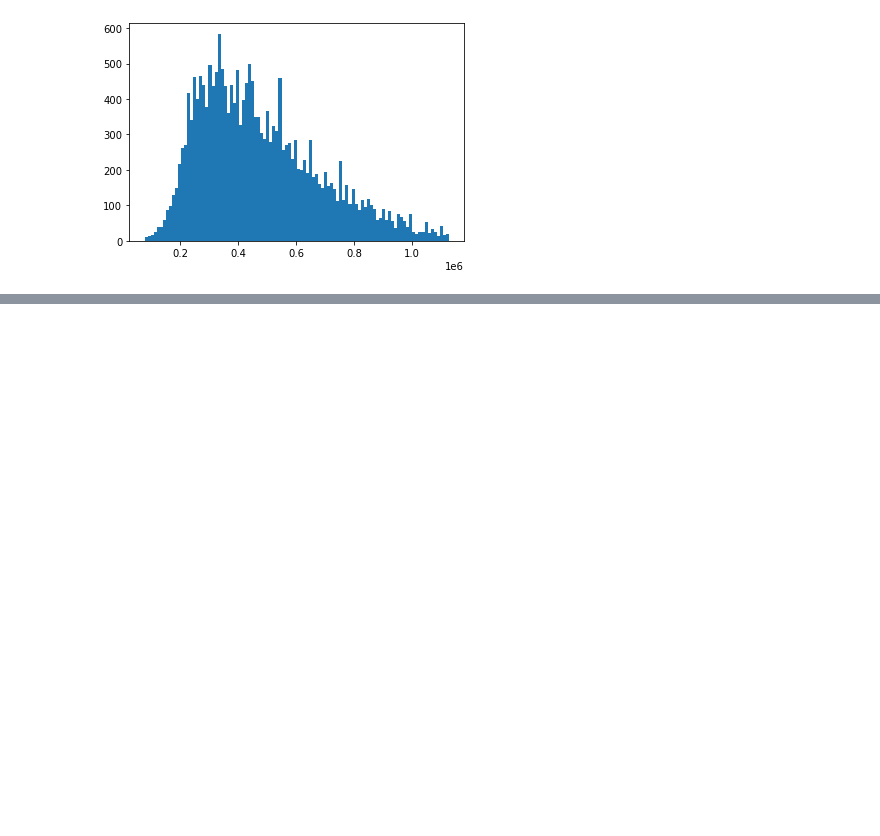
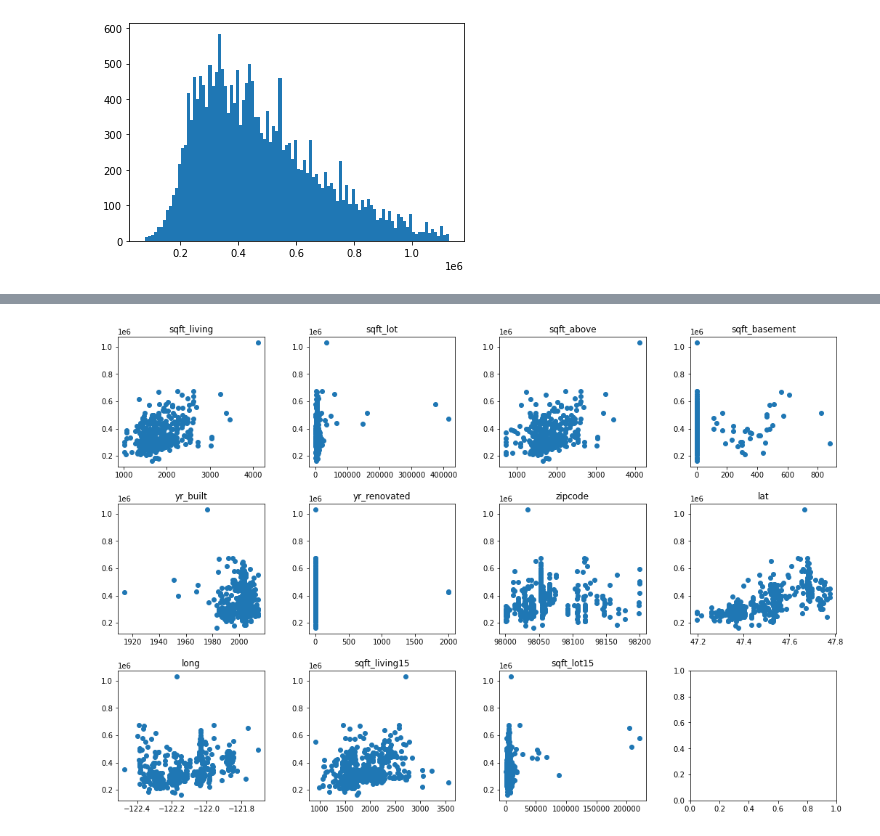
Before and after one commit to Henrique-Sousa/house-rocket, a Jupyter notebook: house-rocket.ipynb, the cells around one changed output, grey strips where cells are left out. Cells and saved outputs as stored; diff of their text form; code cells hidden in the pictures; blank space fills up the shorter version.

```diff
--- a/house-rocket.ipynb
+++ b/house-rocket.ipynb
@@ -269,4 +269,13 @@ plt.hist(data[data['price'] < maximum]['price'], bins = 100);
 # %% [output]
 [figure]
 # %%
-data_minus_outliers = data[data['price'] < maximum]
+# remove outliers
+data = data[data['price'] < maximum]
+# %%
+control = data[(data['bathrooms'] == 2.5)
+               & (data['bedrooms'] == 3)
+               & (data['floors'] == 2)
+               & (data['waterfront'] == 0)
+               & (data['view'] == 0)
+               & (data['condition'] == 3)
+               & (data['grade'] == 7)]
@@ -272,0 +298,22 @@ data_minus_outliers = data[data['price'] < maximum]
+# %%
+experiment = ['sqft_living', 'sqft_lot', 'sqft_above', 'sqft_basement', 'yr_built', 'yr_renovated',
+          'zipcode', 'lat', 'long', 'sqft_living15', 'sqft_lot15']
+# experiment.append('date')
+# %%
+def inspect(dataset):
+    fig, axs = plt.subplots(3, 4, figsize=(15,10))
+    fig.tight_layout(pad=3.0)
+
+    i=0
+    j=0
+    for c in experiment:
+        axs[i][j].set_title(c)
+        axs[i][j].scatter(dataset[c], dataset['price'])
+
+        j = j+1
+        i = i+1 if (j == 4) else i
+        j = j%4
+# %%
+inspect(control)
+# %% [output]
+[figure, added]
```
Also changed, not shown: parts of 4 cells of this notebook.
